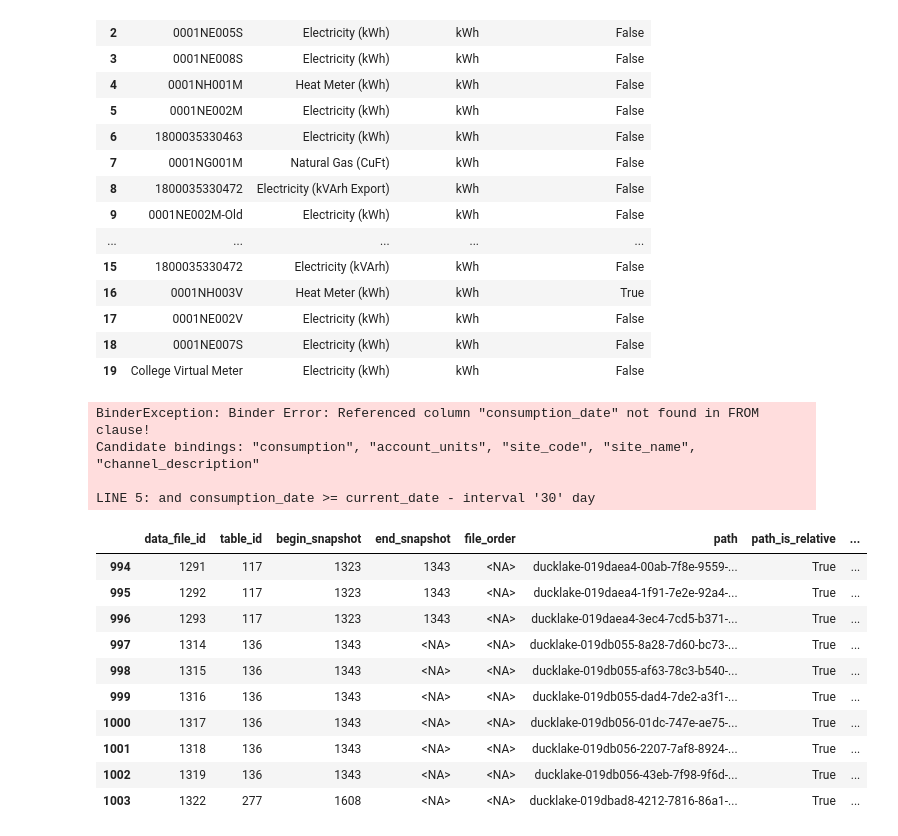
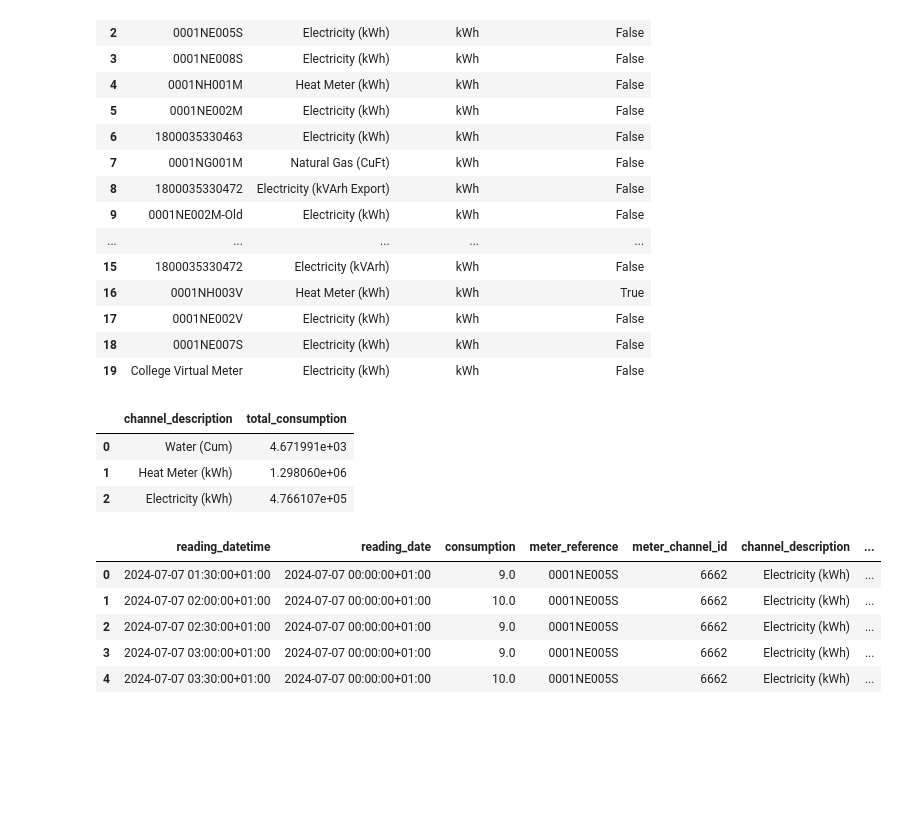
Before and after one commit to cbility/lakehouse-connect-example, a Jupyter notebook: lakehouse-connect-example.ipynb, the cells around one changed output. Cells and saved outputs as stored; diff of their text form; code cells hidden in the pictures; blank space fills up the shorter version.

```diff
--- a/lakehouse-connect-example.ipynb
+++ b/lakehouse-connect-example.ipynb
@@ -204,47 +205,35 @@ old_college_meters.head(20)
 | 18 | 0001NE007S | Electricity (kWh) | kWh | False |
 | 19 | College Virtual Meter | Electricity (kWh) | kWh | False |
 # %%
-# energy by utility in old college for the last 30 days
+# energy by utility in old college for the last 365 days
 energy_by_utility_query = con.execute("""
-select utility, sum(consumption) as total_consumption
+select channel_description, sum(consumption) as total_consumption
 from dbt_marts.uoeap__utility_consumption
 where site_code = '0001'
-and reading_date >= current_date - interval '30' day
+and reading_date >= current_date - interval '365' day
 and is_main_site_utility_account = true
-group by utility;
+group by channel_description;
 """)
 energy_by_utility = energy_by_utility_query.df()
 energy_by_utility.head(20)
 # %% [output]
-BinderException: Binder Error: Referenced column "consumption_date" not found in FROM clause!
-Candidate bindings: "consumption", "account_units", "site_code", "site_name", "channel_description"
-
-LINE 5: and consumption_date >= current_date - interval '30' day
+|  | channel_description | total_consumption |
+| 0 | Water (Cum) | 4.671991e+03 |
+| 1 | Heat Meter (kWh) | 1.298060e+06 |
+| 2 | Electricity (kWh) | 4.766107e+05 |
 # %%
 # save all meter readings for old college to a dataframe
 
 old_college_readings_query = con.execute("""
 from dbt_marts.uoeap__utility_consumption
 where site_code = '0001'
 """)
 old_college_readings = old_college_readings_query.df()
-old_college_readings.head(20)
+old_college_readings.head()
+# %% [output]
+|  | reading_datetime | reading_date | consumption | meter_reference | meter_channel_id | channel_description | ... |
+| 0 | 2024-07-07 01:30:00+01:00 | 2024-07-07 00:00:00+01:00 | 9.0 | 0001NE005S | 6662 | Electricity (kWh) | ... |
+| 1 | 2024-07-07 02:00:00+01:00 | 2024-07-07 00:00:00+01:00 | 10.0 | 0001NE005S | 6662 | Electricity (kWh) | ... |
+| 2 | 2024-07-07 02:30:00+01:00 | 2024-07-07 00:00:00+01:00 | 9.0 | 0001NE005S | 6662 | Electricity (kWh) | ... |
+| 3 | 2024-07-07 03:00:00+01:00 | 2024-07-07 00:00:00+01:00 | 9.0 | 0001NE005S | 6662 | Electricity (kWh) | ... |
+| 4 | 2024-07-07 03:30:00+01:00 | 2024-07-07 00:00:00+01:00 | 10.0 | 0001NE005S | 6662 | Electricity (kWh) | ... |
-# %%
-data_files_query = con.execute("""
-select * from __ducklake_metadata_uoe_est_lakehouse.ducklake_data_file
-                                       """)
-
-data_files = data_files_query.df()
-data_files.tail(10)
-# %% [output]
-|  | data_file_id | table_id | begin_snapshot | end_snapshot | file_order | path | path_is_relative | ... |
-| 994 | 1291 | 117 | 1323 | 1343 | <NA> | ducklake-019daea4-00ab-7f8e-9559-... | True | ... |
-| 995 | 1292 | 117 | 1323 | 1343 | <NA> | ducklake-019daea4-1f91-7e2e-92a4-... | True | ... |
-| 996 | 1293 | 117 | 1323 | 1343 | <NA> | ducklake-019daea4-3ec4-7cd5-b371-... | True | ... |
-| 997 | 1314 | 136 | 1343 | <NA> | <NA> | ducklake-019db055-8a28-7d60-bc73-... | True | ... |
-| 998 | 1315 | 136 | 1343 | <NA> | <NA> | ducklake-019db055-af63-78c3-b540-... | True | ... |
-| 999 | 1316 | 136 | 1343 | <NA> | <NA> | ducklake-019db055-dad4-7de2-a3f1-... | True | ... |
-| 1000 | 1317 | 136 | 1343 | <NA> | <NA> | ducklake-019db056-01dc-747e-ae75-... | True | ... |
-| 1001 | 1318 | 136 | 1343 | <NA> | <NA> | ducklake-019db056-2207-7af8-8924-... | True | ... |
-| 1002 | 1319 | 136 | 1343 | <NA> | <NA> | ducklake-019db056-43eb-7f98-9f6d-... | True | ... |
-| 1003 | 1322 | 277 | 1608 | <NA> | <NA> | ducklake-019dbad8-4212-7816-86a1-... | True | ... |
```
Also changed, not shown: parts of 2 cells of this notebook.
